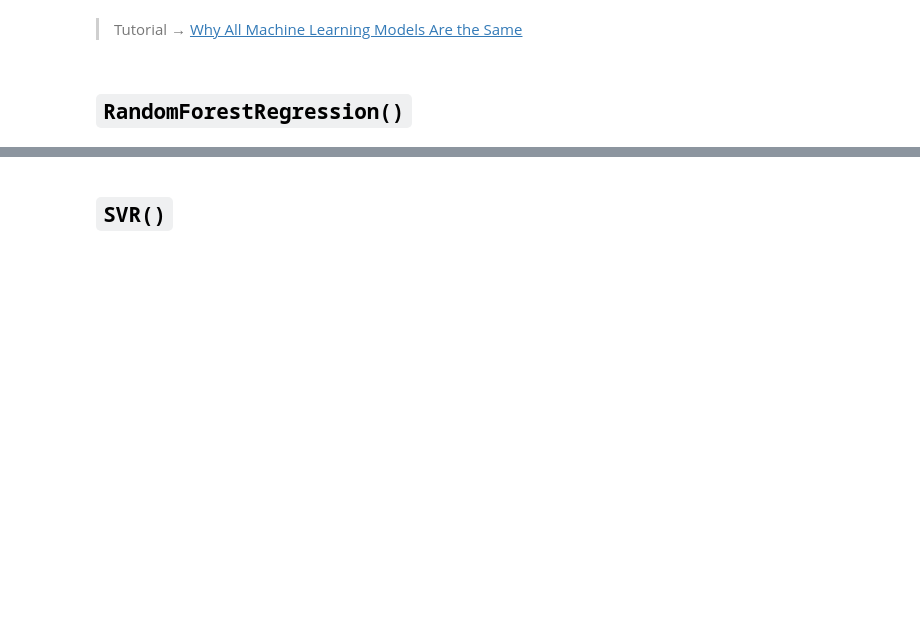
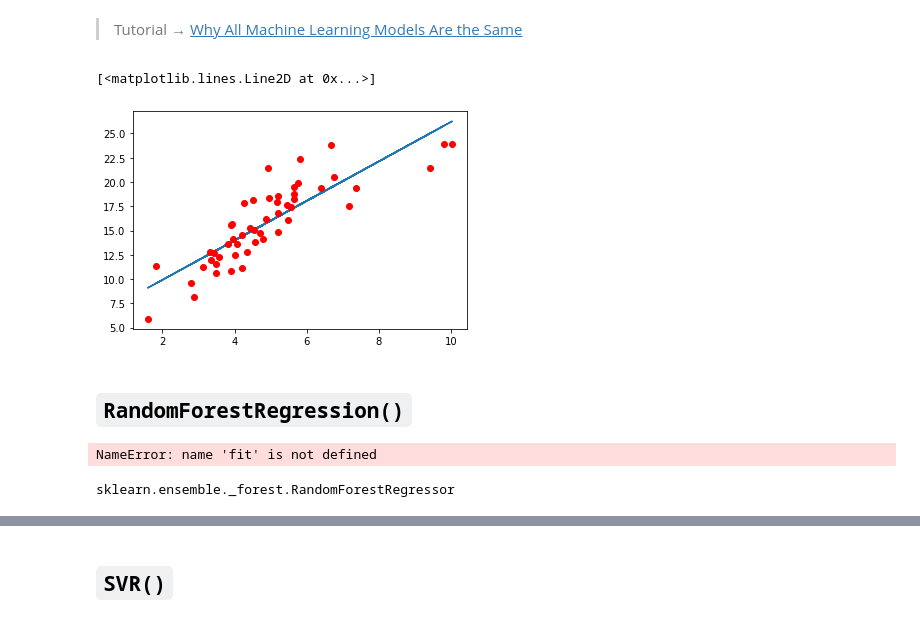
Before and after one commit to judit-lozano/machine-learning-program, a Jupyter notebook: II Machine Learning & Deep Learning/#03. Machine Learning & Linear Regression/03session.ipynb, the cells around one changed output, grey strips where cells are left out. Cells and saved outputs as stored; diff of their text form; code cells hidden in the pictures; blank space fills up the shorter version.

```diff
--- a/II Machine Learning & Deep Learning/#03. Machine Learning & Linear Regression/03session.ipynb
+++ b/II Machine Learning & Deep Learning/#03. Machine Learning & Linear Regression/03session.ipynb
@@ -339,5 +332,15 @@ sns.regplot(x='alcohol', y="total", data=df);
 # Other Regression Models to Calculate Accidents
 # %% [markdown]
 > Tutorial → [Why All Machine Learning Models Are the Same](https://blogsotastico.com/why-all-machine-learning-models-are-the-same)
+# %%
+plt.plot(dfsel.alcohol, dfsel['pred_lr'])
+plt.plot(dfsel.alcohol, dfsel['total'], 'ro')
+# %% [output]
+[<matplotlib.lines.Line2D at 0x...>]
+[figure, added]
 # %% [markdown]
 ## `RandomForestRegression()`
+# %%
+fit()
+# %% [output]
+NameError: name 'fit' is not defined
@@ -343,0 +351,4 @@ sns.regplot(x='alcohol', y="total", data=df);
+# %%
+type(model)
+# %% [output]
+sklearn.ensemble._forest.RandomForestRegressor
```
Also changed, not shown: parts of 19 cells of this notebook, 3 other files.
